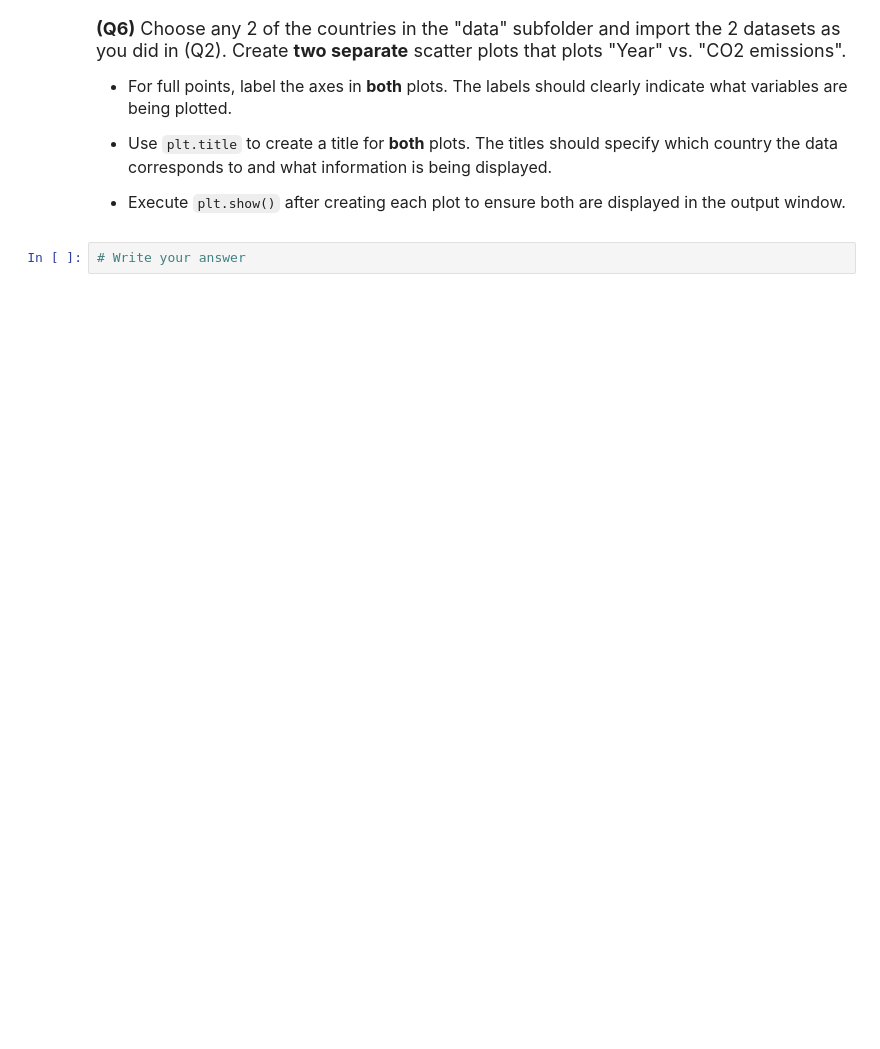
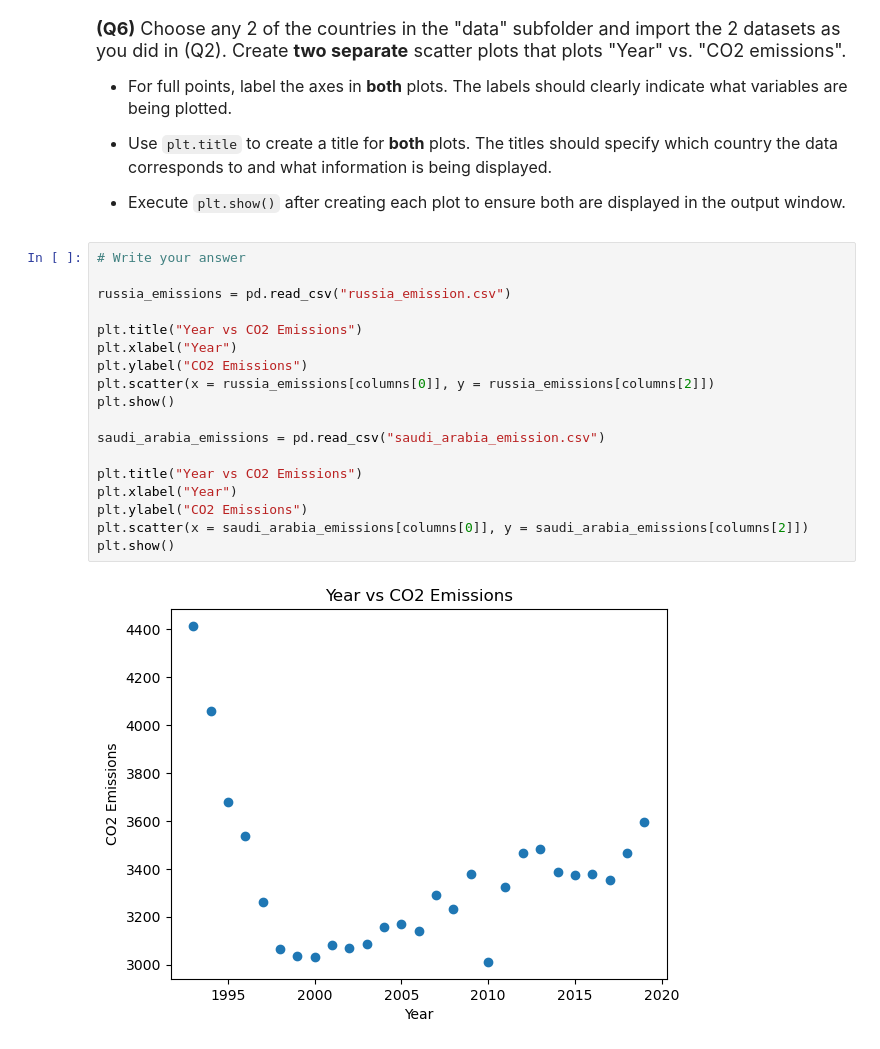
Before and after one commit to tavishikapoor07/datasci151spring2026, a Jupyter notebook: _assignments/assignment_2/Assignment2.ipynb, the cells around one changed output. Drawn from its saved outputs; the diff is of its cells as text; blank space fills up the shorter version.

```diff
--- a/_assignments/assignment_2/Assignment2.ipynb
+++ b/_assignments/assignment_2/Assignment2.ipynb
@@ -119,5 +154,23 @@ us_emissions["CO2_emission"].describe()
 - Use `plt.title` to create a title for **both** plots. The titles should specify which country the data corresponds to and what information is being displayed.
 
 - Execute `plt.show()` after creating each plot to ensure both are displayed in the output window.
-# %%
-# Write your answer
+# %%
+# Write your answer
+
+russia_emissions = pd.read_csv("russia_emission.csv")
+
+plt.title("Year vs CO2 Emissions")
+plt.xlabel("Year")
+plt.ylabel("CO2 Emissions")
+plt.scatter(x = russia_emissions[columns[0]], y = russia_emissions[columns[2]])
+plt.show()
+
+saudi_arabia_emissions = pd.read_csv("saudi_arabia_emission.csv")
+
+plt.title("Year vs CO2 Emissions")
+plt.xlabel("Year")
+plt.ylabel("CO2 Emissions")
+plt.scatter(x = saudi_arabia_emissions[columns[0]], y = saudi_arabia_emissions[columns[2]])
+plt.show()
+# %% [output]
+[figure, added]
```
Also changed, not shown: parts of 6 cells of this notebook, 3 other files.
